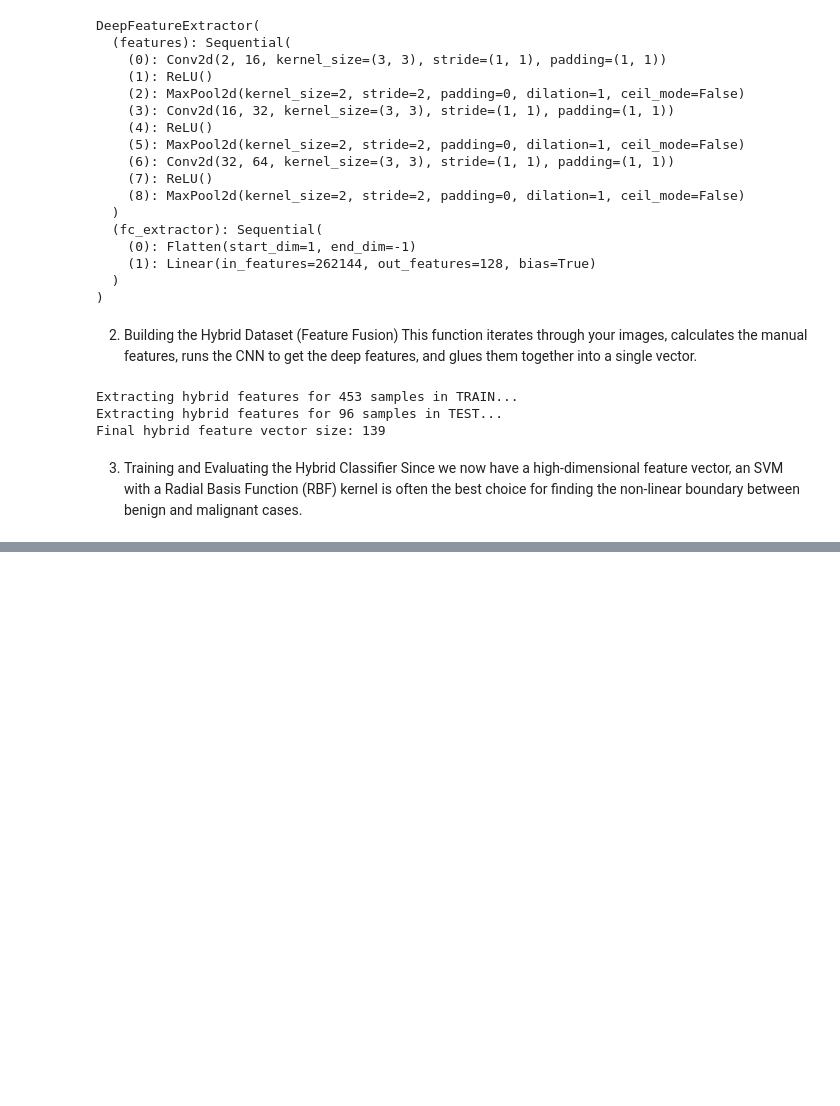
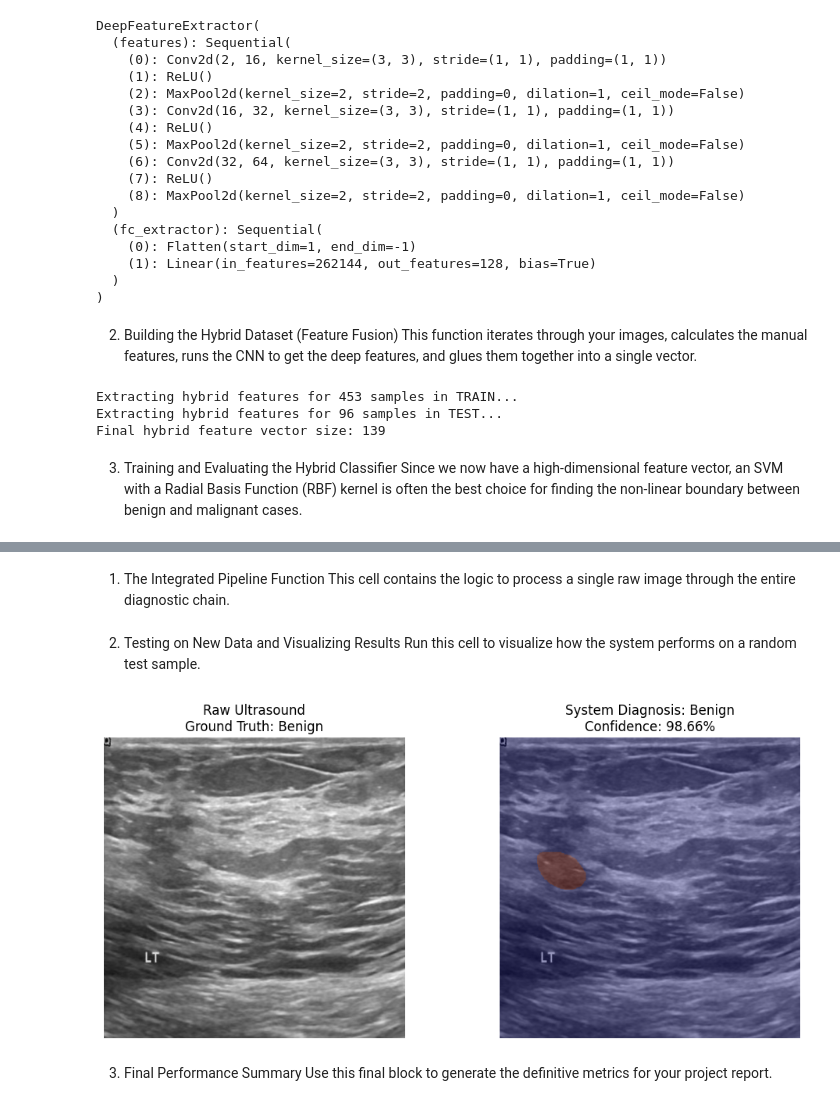
Before and after one commit to Lgonrat/trabajo-admeav, a Jupyter notebook: ML_DL_finalProject.ipynb, the cells around one changed output, grey strips where cells are left out. Cells and saved outputs as stored; diff of their text form; code cells hidden in the pictures; blank space fills up the shorter version.

```diff
--- a/ML_DL_finalProject.ipynb
+++ b/ML_DL_finalProject.ipynb
@@ -831,0 +847,3 @@ F1: 0.7037037037037037
+# %% [markdown]
+1. The Integrated Pipeline Function
+This cell contains the logic to process a single raw image through the entire diagnostic chain.
@@ -831,0 +889,35 @@ F1: 0.7037037037037037
+# %% [markdown]
+2. Testing on New Data and Visualizing Results
+Run this cell to visualize how the system performs on a random test sample.
+# %%
+# Select a sample from the Test Set
+test_img_dir = os.path.join(DATASET_DIR, 'TEST', 'IMAGES')
+sample_name = os.listdir(test_img_dir)[0]
+sample_path = os.path.join(test_img_dir, sample_name)
+
+# Run Inference
+img, mask, pred, prob = run_end_to_end_inference(sample_path, hybrid_clf, deep_extractor, DEVICE)
+
+# Visualization
+label_map = {0: 'Benign', 1: 'Malignant'}
+true_label = 0 if 'benign' in sample_name.lower() else 1
+
+plt.figure(figsize=(12, 5))
+
+plt.subplot(1, 2, 1)
+plt.imshow(img, cmap='gray')
+plt.title(f"Raw Ultrasound\nGround Truth: {label_map[true_label]}")
+plt.axis('off')
+
+plt.subplot(1, 2, 2)
+plt.imshow(img, cmap='gray')
+plt.imshow(mask, cmap='jet', alpha=0.3) # Overlay mask
+plt.title(f"System Diagnosis: {label_map[pred]}\nConfidence: {max(prob)*100:.2f}%")
+plt.axis('off')
+
+plt.show()
+# %% [output]
+[figure, added]
+# %% [markdown]
+3. Final Performance Summary
+Use this final block to generate the definitive metrics for your project report.
```
Also changed, not shown: parts of 8 cells of this notebook.
